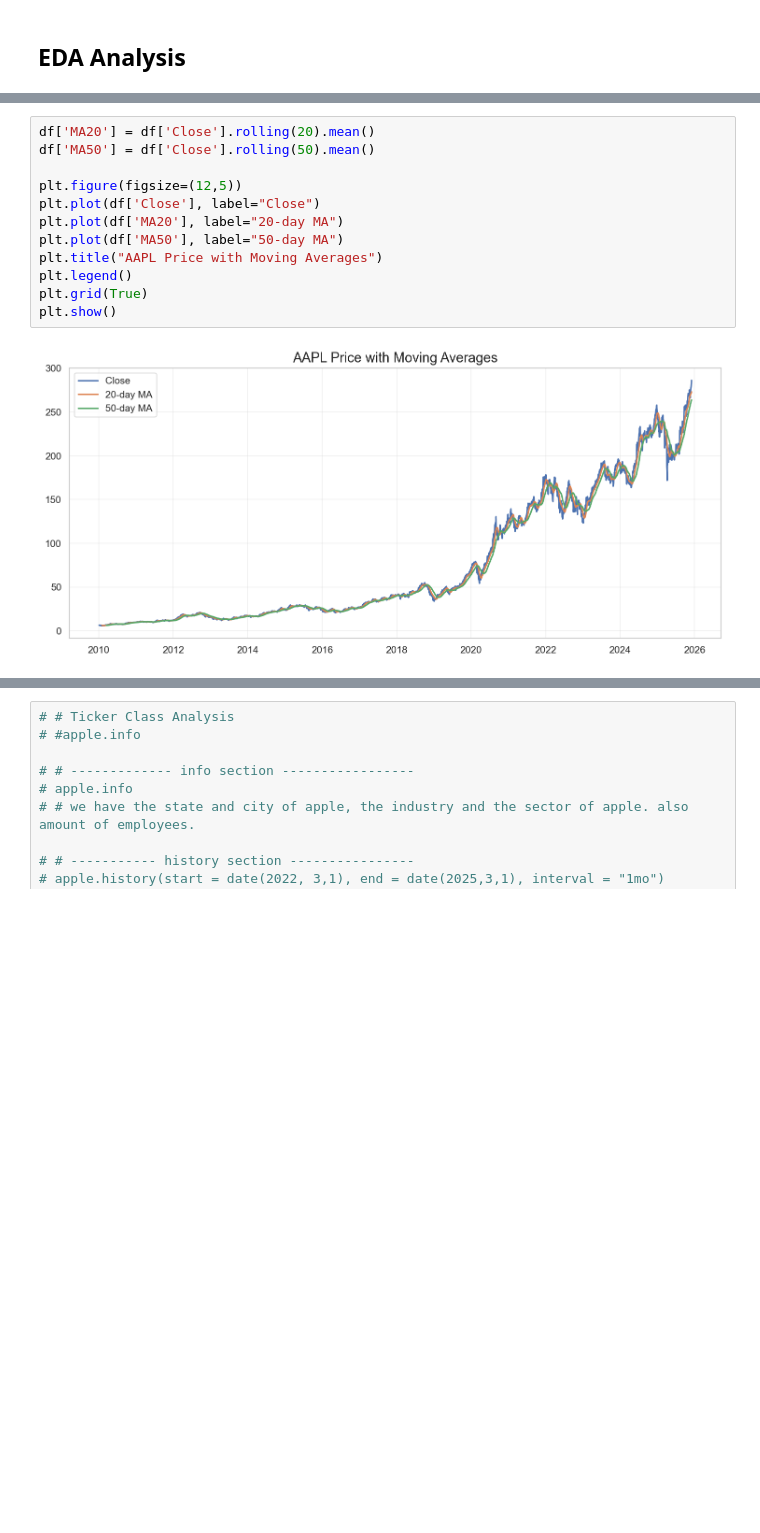
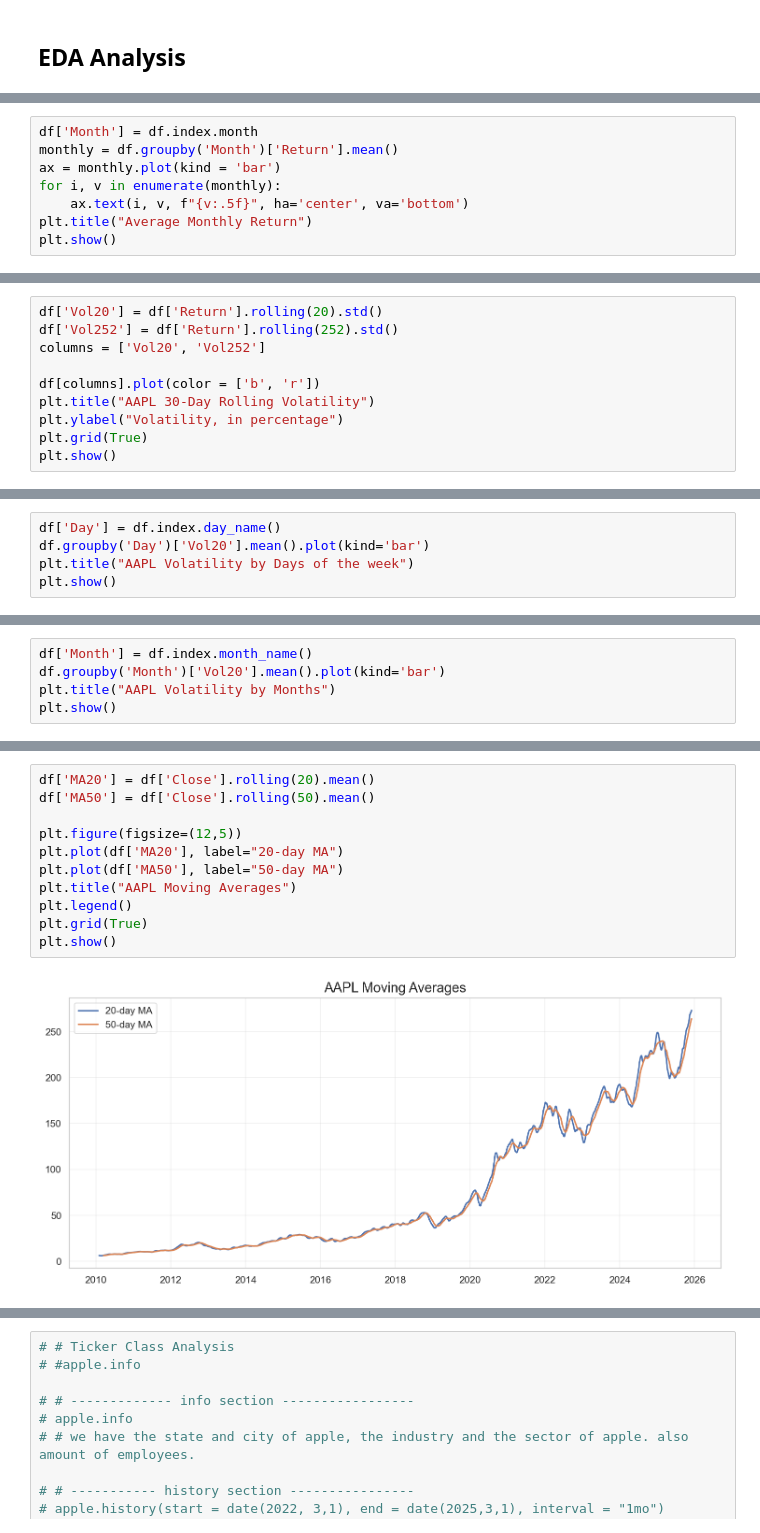
Before and after one commit to itaymutzafi/data-science-project, a Jupyter notebook: Final_Project_Report.ipynb, the cells around one changed output, grey strips where cells are left out. Drawn from its saved outputs; the diff is of its cells as text; blank space fills up the shorter version.

```diff
--- a/Final_Project_Report.ipynb
+++ b/Final_Project_Report.ipynb
@@ -218,0 +302,8 @@ plt.show()
+# %%
+df['Month'] = df.index.month
+monthly = df.groupby('Month')['Return'].mean()
+ax = monthly.plot(kind = 'bar')
+for i, v in enumerate(monthly):
+    ax.text(i, v, f"{v:.5f}", ha='center', va='bottom')
+plt.title("Average Monthly Return")
+plt.show()
@@ -218,0 +346,10 @@ plt.show()
+# %%
+df['Vol20'] = df['Return'].rolling(20).std()
+df['Vol252'] = df['Return'].rolling(252).std()
+columns = ['Vol20', 'Vol252']
+
+df[columns].plot(color = ['b', 'r'])
+plt.title("AAPL 30-Day Rolling Volatility")
+plt.ylabel("Volatility, in percentage")
+plt.grid(True)
+plt.show()
@@ -218,0 +358,5 @@ plt.show()
+# %%
+df['Day'] = df.index.day_name()
+df.groupby('Day')['Vol20'].mean().plot(kind='bar')
+plt.title("AAPL Volatility by Days of the week")
+plt.show()
@@ -218,0 +365,5 @@ plt.show()
+# %%
+df['Month'] = df.index.month_name()
+df.groupby('Month')['Vol20'].mean().plot(kind='bar')
+plt.title("AAPL Volatility by Months")
+plt.show()
@@ -219,14 +380,13 @@ plt.show()
 # %%
 df['MA20'] = df['Close'].rolling(20).mean()
 df['MA50'] = df['Close'].rolling(50).mean()
 
 plt.figure(figsize=(12,5))
-plt.plot(df['Close'], label="Close")
 plt.plot(df['MA20'], label="20-day MA")
 plt.plot(df['MA50'], label="50-day MA")
-plt.title("AAPL Price with Moving Averages")
+plt.title("AAPL Moving Averages")
 plt.legend()
 plt.grid(True)
 plt.show()
 # %% [output]
-[figure, old version]
+[figure, new version]
```
Also changed, not shown: parts of 41 cells of this notebook, 3 other files.
